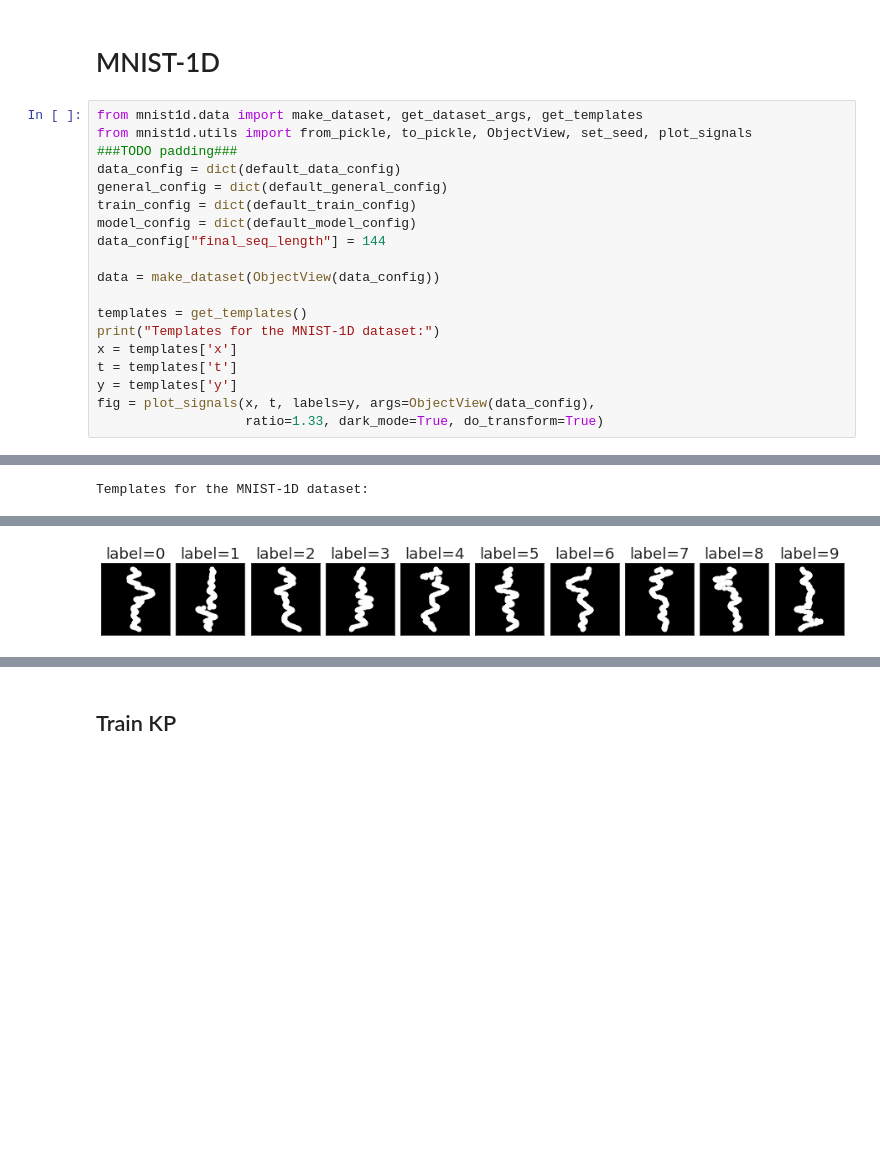
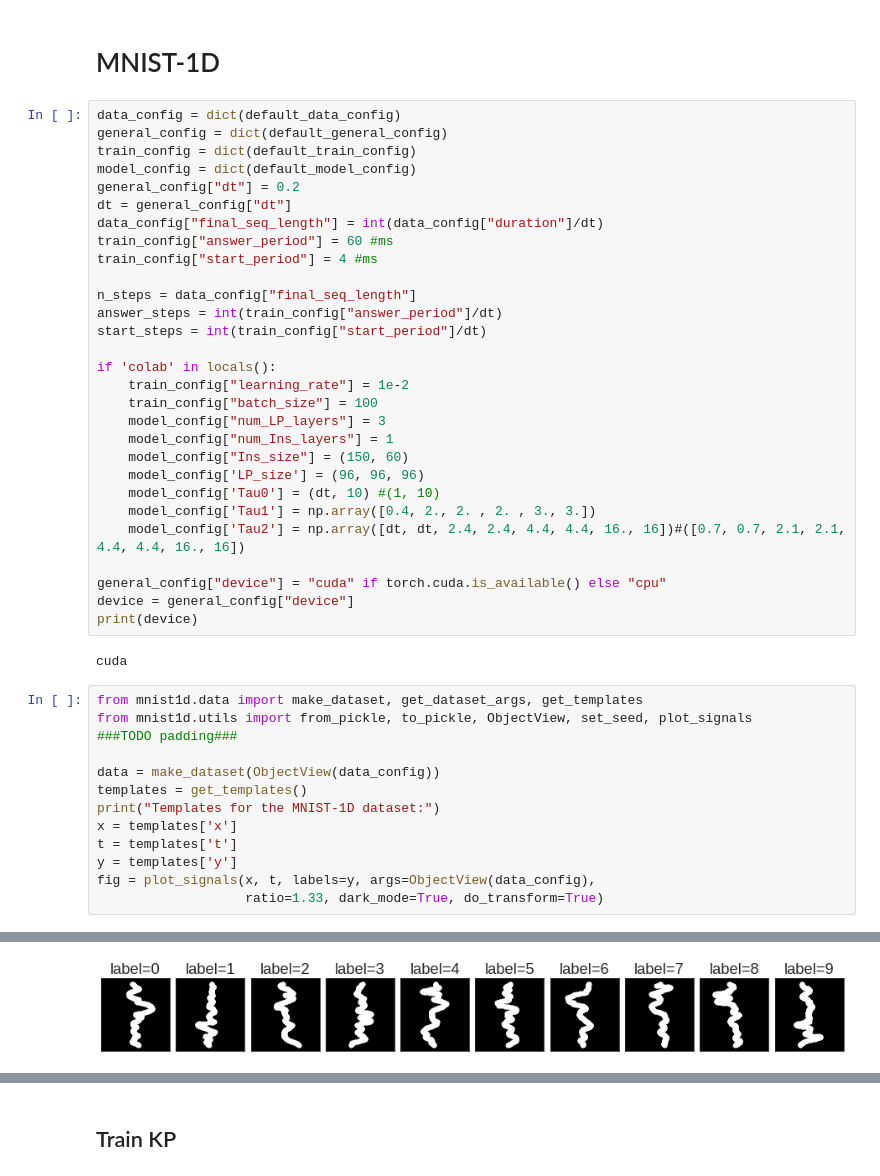
Before and after one commit to Baskin-LIU/Kernel-Propagation, a Jupyter notebook: Experiments/MNIST1D.ipynb, the cells around one changed output, grey strips where cells are left out. Saved outputs shown, nothing was run; the diff lists cells and outputs as text; blank space fills up the shorter version.

```diff
--- a/Experiments/MNIST1D.ipynb
+++ b/Experiments/MNIST1D.ipynb
@@ -45,18 +39,43 @@ from plotting import *
 from utilsMNIST import *
 # %% [markdown]
 # MNIST-1D
+# %%
+data_config = dict(default_data_config)
+general_config = dict(default_general_config)
+train_config = dict(default_train_config)
+model_config = dict(default_model_config)
+general_config["dt"] = 0.2
+dt = general_config["dt"]
+data_config["final_seq_length"] = int(data_config["duration"]/dt)
+train_config["answer_period"] = 60 #ms
+train_config["start_period"] = 4 #ms
+
+n_steps = data_config["final_seq_length"]
+answer_steps = int(train_config["answer_period"]/dt)
+start_steps = int(train_config["start_period"]/dt)
+
+if 'colab' in locals():
+    train_config["learning_rate"] = 1e-2
+    train_config["batch_size"] = 100
+    model_config["num_LP_layers"] = 3
+    model_config["num_Ins_layers"] = 1
+    model_config["Ins_size"] = (150, 60)
+    model_config['LP_size'] = (96, 96, 96)
+    model_config['Tau0'] = (dt, 10) #(1, 10)
+    model_config['Tau1'] = np.array([0.4, 2., 2. , 2. , 3., 3.])
+    model_config['Tau2'] = np.array([dt, dt, 2.4, 2.4, 4.4, 4.4, 16., 16])#([0.7, 0.7, 2.1, 2.1, 4.4, 4.4, 16., 16])
+
+general_config["device"] = "cuda" if torch.cuda.is_available() else "cpu"
+device = general_config["device"]
+print(device)
+# %% [output]
+cuda
 # %%
 from mnist1d.data import make_dataset, get_dataset_args, get_templates
 from mnist1d.utils import from_pickle, to_pickle, ObjectView, set_seed, plot_signals
 ###TODO padding###
-data_config = dict(default_data_config)
-general_config = dict(default_general_config)
-train_config = dict(default_train_config)
-model_config = dict(default_model_config)
-data_config["final_seq_length"] = 144
 
 data = make_dataset(ObjectView(data_config))
-
 templates = get_templates()
 print("Templates for the MNIST-1D dataset:")
 x = templates['x']
@@ -79 +87,0 @@ WARNING:matplotlib.font_manager:findfont: Generic family 'sans-serif' not found
-Templates for the MNIST-1D dataset:
@@ -97,4 +88,4 @@ WARNING:matplotlib.font_manager:findfont: Generic family 'sans-serif' not found
-[figure, old version]
+[figure, new version]
 # %%
 print(data.keys())
 x, y = torch.tensor(data['x'],dtype=torch.float32).unsqueeze(-1), torch.tensor(data['y'])
```
Also changed, not shown: parts of 9 cells of this notebook, 16 other files.
